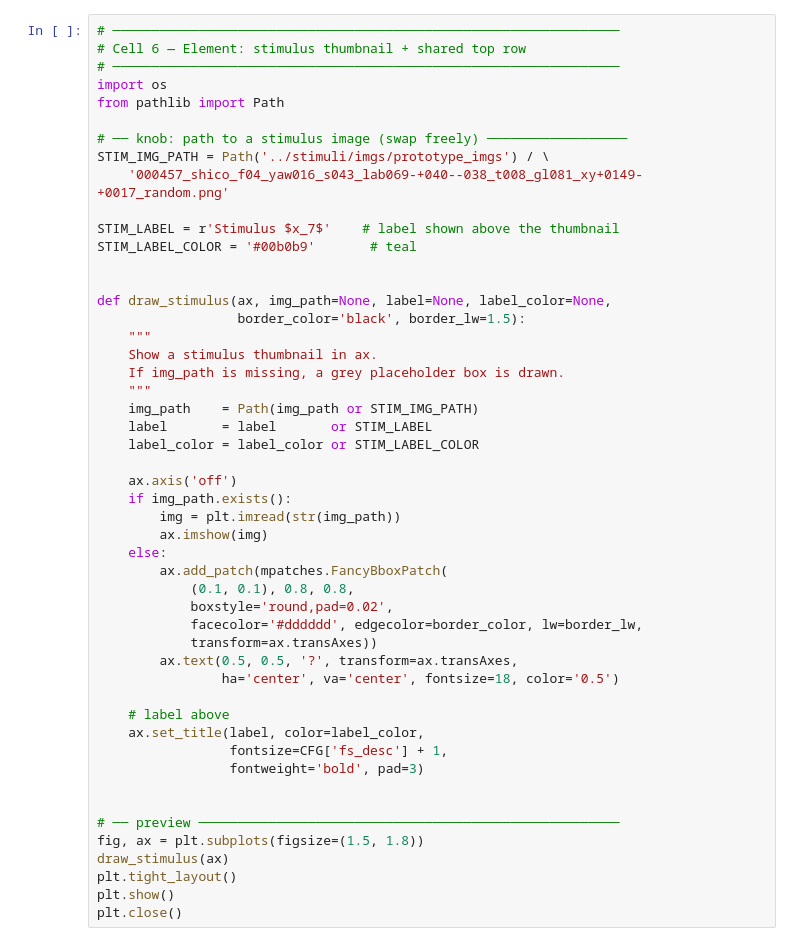
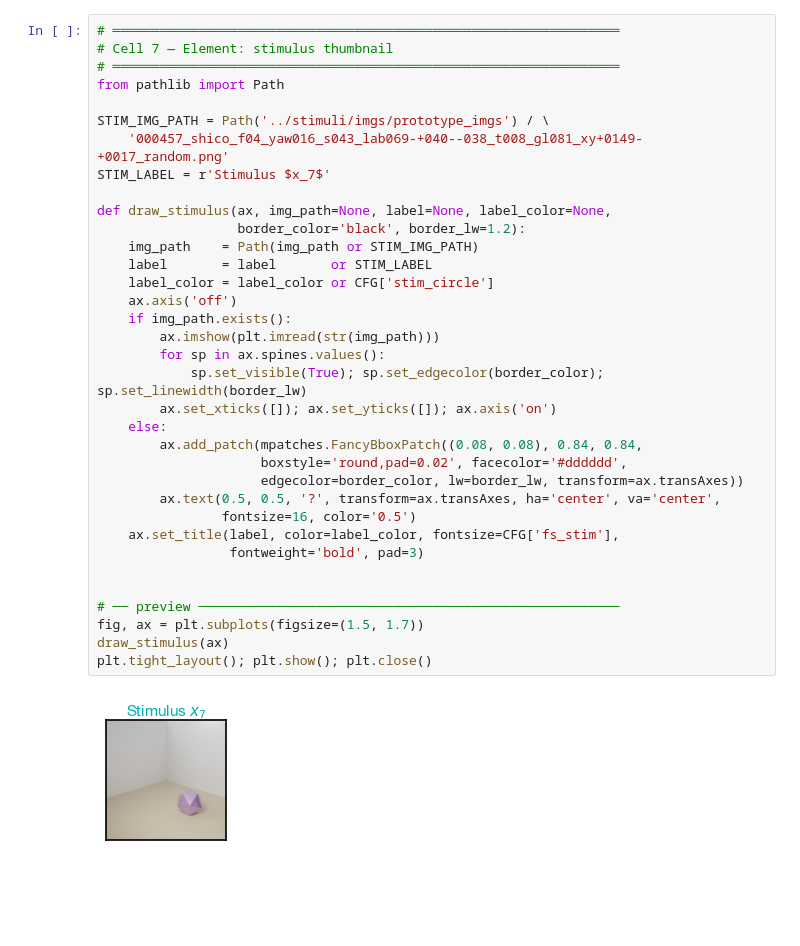
Before and after one commit to lukasShuber/dlbt, a Jupyter notebook: visualizations/figure3_schematic.ipynb, the cells around one changed output. Saved outputs shown, nothing was run; the diff lists cells and outputs as text; blank space fills up the shorter version.

```diff
--- a/visualizations/figure3_schematic.ipynb
+++ b/visualizations/figure3_schematic.ipynb
@@ -449,51 +434,38 @@ plt.close()
 # %%
-# ─────────────────────────────────────────────────────────────────
-# Cell 6 — Element: stimulus thumbnail + shared top row
-# ─────────────────────────────────────────────────────────────────
-import os
+# ═════════════════════════════════════════════════════════════════
+# Cell 7 — Element: stimulus thumbnail
+# ═════════════════════════════════════════════════════════════════
 from pathlib import Path
 
-# ── knob: path to a stimulus image (swap freely) ──────────────────
 STIM_IMG_PATH = Path('../stimuli/imgs/prototype_imgs') / \
     '000457_shico_f04_yaw016_s043_lab069-+040--038_t008_gl081_xy+0149-+0017_random.png'
-
-STIM_LABEL = r'Stimulus $x_7$'    # label shown above the thumbnail
-STIM_LABEL_COLOR = '#00b0b9'       # teal
-
+STIM_LABEL = r'Stimulus $x_7$'
 
 def draw_stimulus(ax, img_path=None, label=None, label_color=None,
-                  border_color='black', border_lw=1.5):
-    """
-    Show a stimulus thumbnail in ax.
-    If img_path is missing, a grey placeholder box is drawn.
-    """
+                  border_color='black', border_lw=1.2):
     img_path    = Path(img_path or STIM_IMG_PATH)
     label       = label       or STIM_LABEL
-    label_color = label_color or STIM_LABEL_COLOR
-
+    label_color = label_color or CFG['stim_circle']
     ax.axis('off')
     if img_path.exists():
-        img = plt.imread(str(img_path))
-        ax.imshow(img)
+        ax.imshow(plt.imread(str(img_path)))
+        for sp in ax.spines.values():
+            sp.set_visible(True); sp.set_edgecolor(border_color); sp.set_linewidth(border_lw)
+        ax.set_xticks([]); ax.set_yticks([]); ax.axis('on')
     else:
-        ax.add_patch(mpatches.FancyBboxPatch(
-            (0.1, 0.1), 0.8, 0.8,
-            boxstyle='round,pad=0.02',
-            facecolor='#dddddd', edgecolor=border_color, lw=border_lw,
-            transform=ax.transAxes))
-        ax.text(0.5, 0.5, '?', transform=ax.transAxes,
-                ha='center', va='center', fontsize=18, color='0.5')
-
-    # label above
-    ax.set_title(label, color=label_color,
-                 fontsize=CFG['fs_desc'] + 1,
+        ax.add_patch(mpatches.FancyBboxPatch((0.08, 0.08), 0.84, 0.84,
+                     boxstyle='round,pad=0.02', facecolor='#dddddd',
+                     edgecolor=border_color, lw=border_lw, transform=ax.transAxes))
+        ax.text(0.5, 0.5, '?', transform=ax.transAxes, ha='center', va='center',
+                fontsize=16, color='0.5')
+    ax.set_title(label, color=label_color, fontsize=CFG['fs_stim'],
                  fontweight='bold', pad=3)
 
 
 # ── preview ──────────────────────────────────────────────────────
-fig, ax = plt.subplots(figsize=(1.5, 1.8))
+fig, ax = plt.subplots(figsize=(1.5, 1.7))
 draw_stimulus(ax)
-plt.tight_layout()
-plt.show()
-plt.close()
+plt.tight_layout(); plt.show(); plt.close()
+# %% [output]
+[figure, added]
 # %%
```
Also changed, not shown: parts of 11 cells of this notebook, 4 other files.
